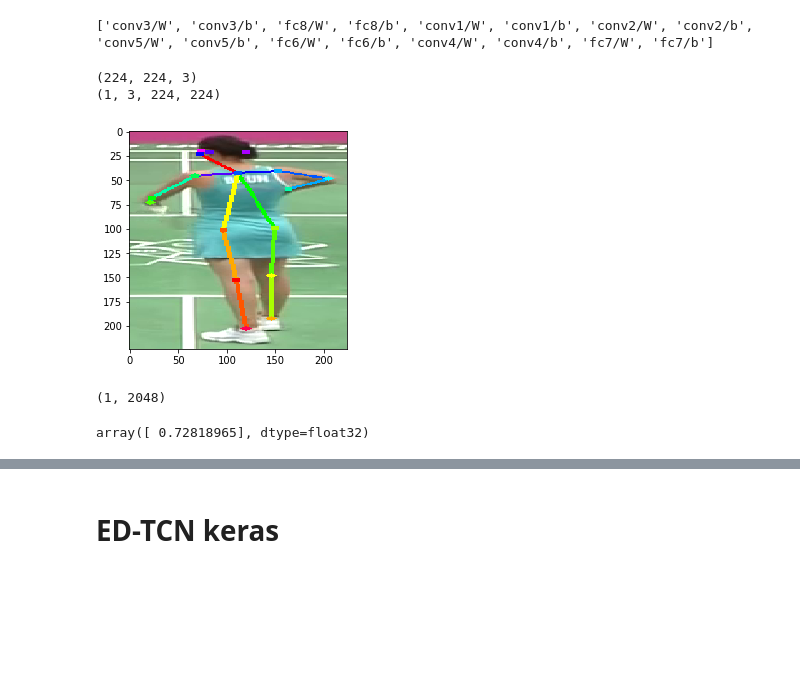
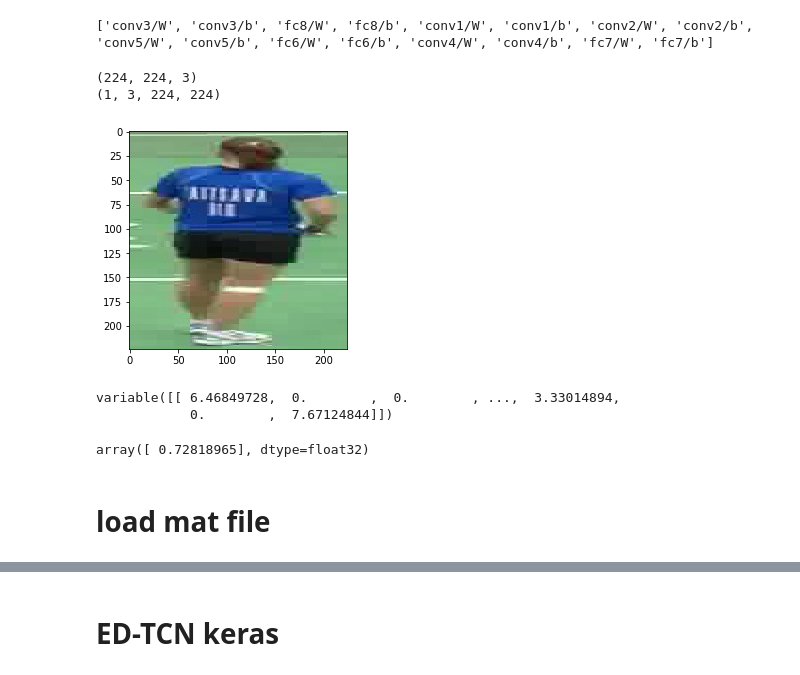
Before and after one commit to dychi/Chainer_Realtime_Multi-Person_Pose_Estimation, a Jupyter notebook: ipynb/SpatialCNN.ipynb, the cells around one changed output, grey strips where cells are left out. Saved outputs shown, nothing was run; the diff lists cells and outputs as text; code cells hidden in the pictures; blank space fills up the shorter version.

```diff
--- a/ipynb/SpatialCNN.ipynb
+++ b/ipynb/SpatialCNN.ipynb
@@ -72,7 +72,7 @@ class BaseVGG(chainer.Chain):
 image_shape = (224, 224)
 
 # 画像を読み込み、RGB形式に変換する
-image = Image.open('./data/0/crop_0.png').convert('RGB')
+image = Image.open('../data/0/img_007165.jpg').convert('RGB')
 # 画像のリサイズとクリップ
 image_w, image_h = image_shape
 w, h = image.size
@@ -83,42 +83,43 @@ else:
 x = (shape[0] - image_w) / 2
 y = (shape[1] - image_h) / 2
 image = image.resize(image_shape)
 #image = image.crop((x, y, x + image_w, y + image_h)) # cropしない
 pixels = np.asarray(image).astype(np.float32)
 print(pixels.shape)
 
 
 # pixelsは3次元でそれぞれの軸は[Y座標, X座標, RGB]を表す
 # 入力データは4次元で[画像インデックス, BGR, Y座標, X座標]なので、配列の変換を行う
 # RGBからBGRに変換する
 pixels = pixels[:,:,::-1]
 
 # 軸を入れ替える
 pixels = pixels.transpose(2,0,1)
 
 # 平均画像を引く
 mean_image = np.ndarray((3, 224, 224), dtype=np.float32)
 mean_image[0] = 103.939
 mean_image[1] = 116.779
 mean_image[2] = 123.68
 pixels -= mean_image
 
 # 4次元にする
 pixels = pixels.reshape((1,) + pixels.shape)
 plt.imshow(image)
 print(pixels.shape)
 # %% [output]
 (224, 224, 3)
 (1, 3, 224, 224)
-[figure, old version]
+[figure, new version]
 # %%
 # check the outputs of VGG
 model = VGG()
 
 y = model(pixels)
-print(y.shape)
+y
 # %% [output]
-(1, 2048)
+variable([[ 6.46849728,  0.        ,  0.        , ...,  3.33014894,
+            0.        ,  7.67124844]])
 # %%
 y = F.softmax(y).data
 y.max(axis=1)
@@ -134,3 +135,5 @@ y = F.softmax(y).data
 y.max(axis=1)
 # %% [output]
 array([ 0.72818965], dtype=float32)
+# %% [markdown]
+# load mat file
```
Also changed, not shown: parts of 8 cells of this notebook, 4 other files.
